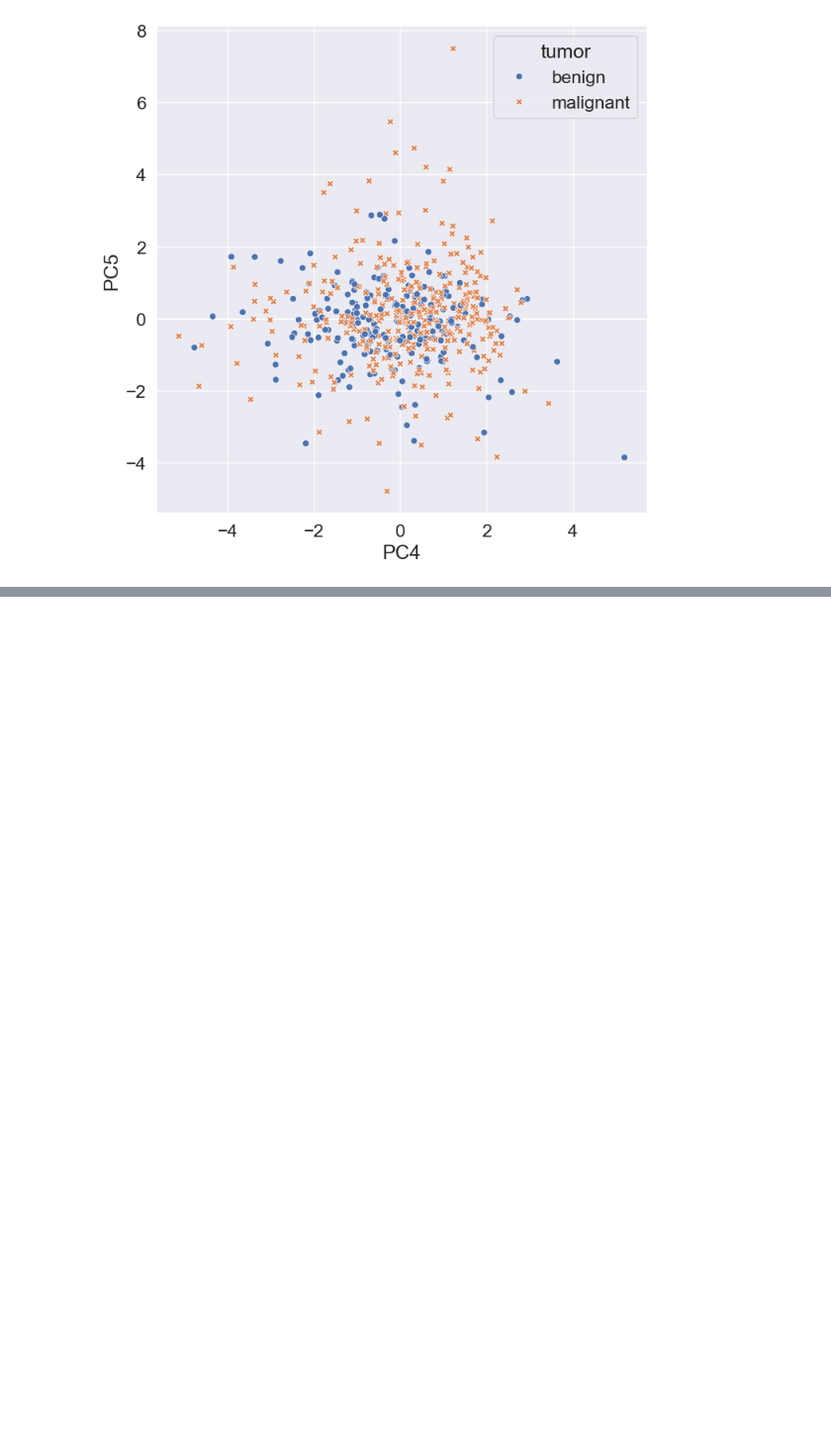
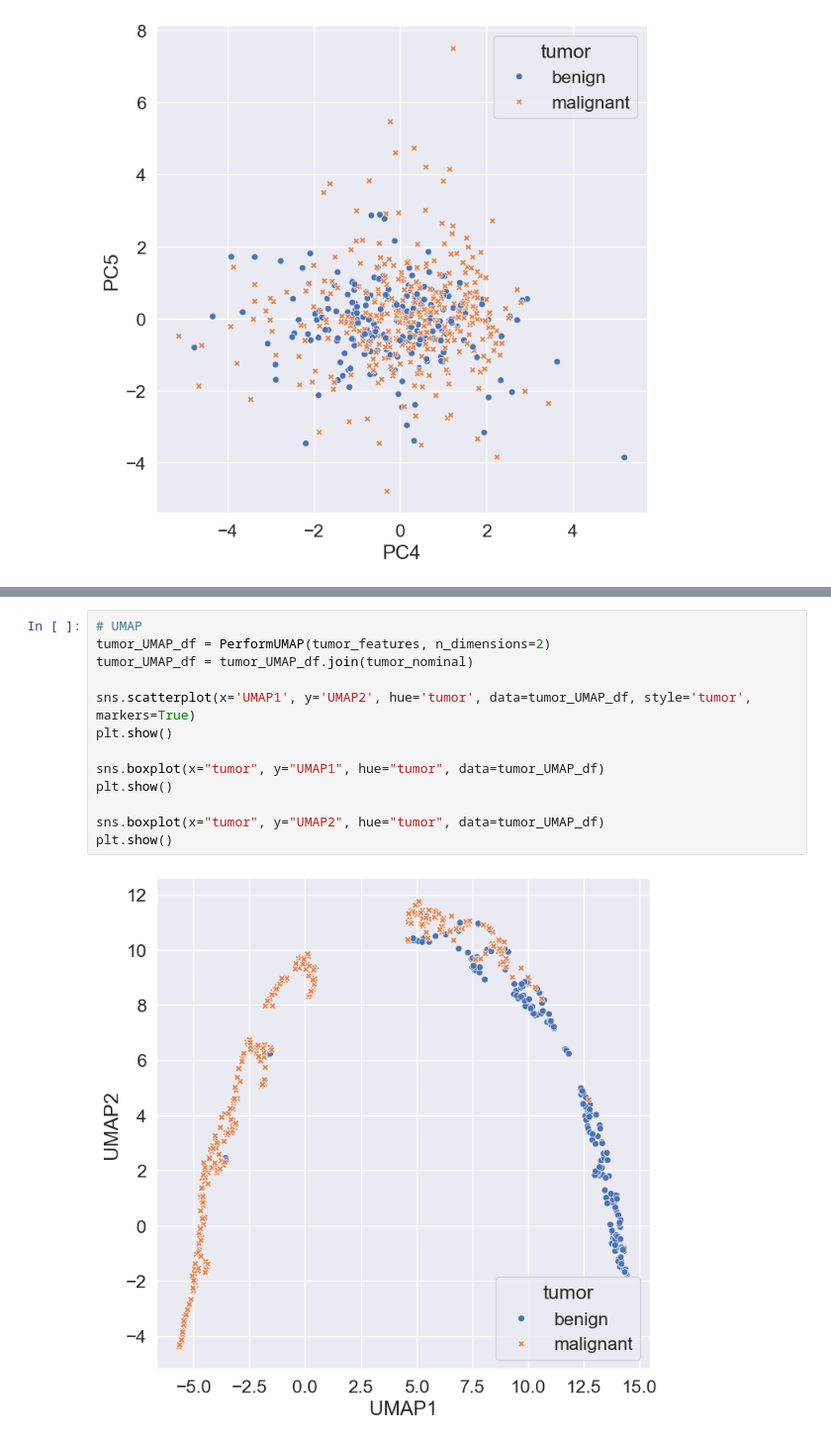
Before and after one commit to BIOL359A-FoundationsOfQBio-Spr25/week9_principalComponentAnalysis, a Jupyter notebook: pca.ipynb, the cells around one changed output, grey strips where cells are left out. Shown at 99% size. Drawn from its saved outputs; the diff is of its cells as text; blank space fills up the shorter version.

```diff
--- a/pca.ipynb
+++ b/pca.ipynb
@@ -259,0 +372,15 @@ plt.show()
+# %%
+# UMAP
+tumor_UMAP_df = PerformUMAP(tumor_features, n_dimensions=2)
+tumor_UMAP_df = tumor_UMAP_df.join(tumor_nominal)
+
+sns.scatterplot(x='UMAP1', y='UMAP2', hue='tumor', data=tumor_UMAP_df, style='tumor', markers=True)
+plt.show()
+
+sns.boxplot(x="tumor", y="UMAP1", hue="tumor", data=tumor_UMAP_df)
+plt.show()
+
+sns.boxplot(x="tumor", y="UMAP2", hue="tumor", data=tumor_UMAP_df)
+plt.show()
+# %% [output]
+[figure, added]
```
Also changed, not shown: parts of 10 cells of this notebook, 1 other file.
